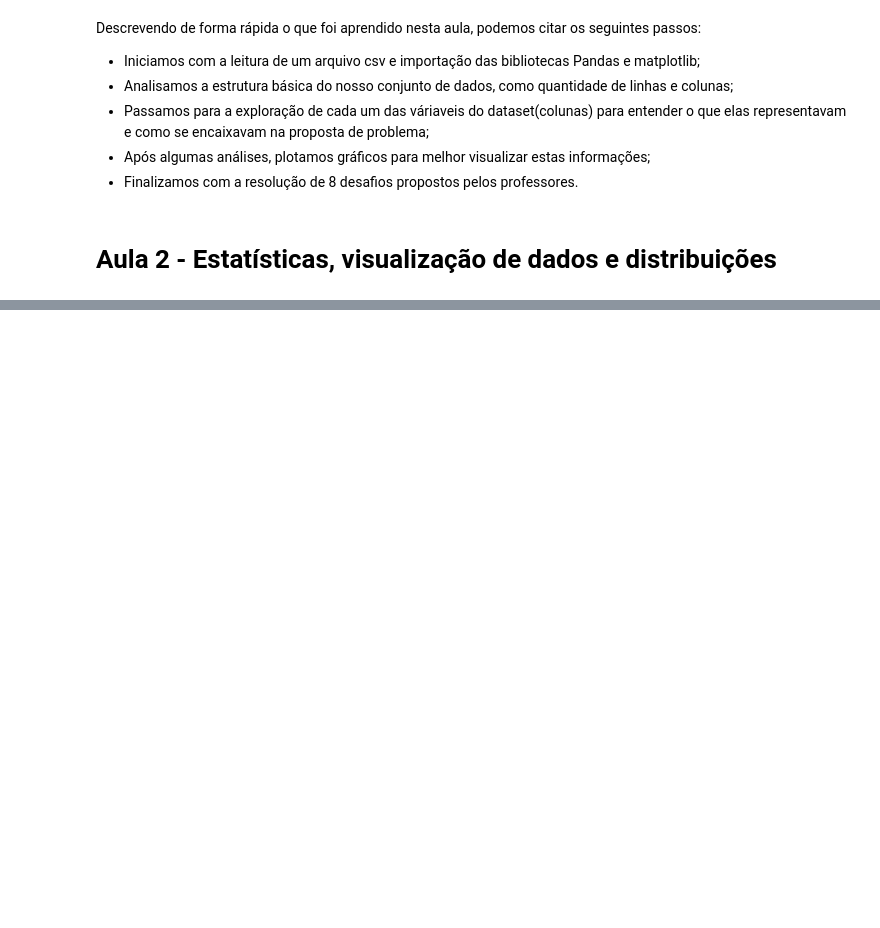
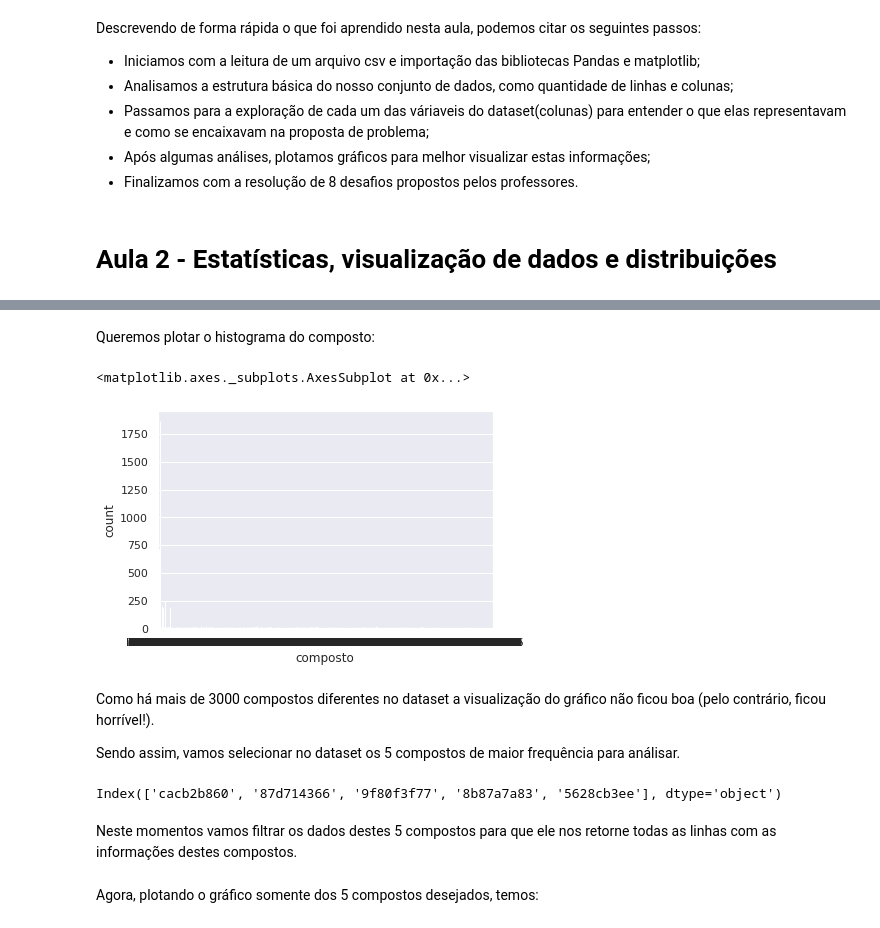
Before and after one commit to WJBruginski/Imersao_Dados_Alura_III, a Jupyter notebook: Imersão_Dados_Alura_III.ipynb, the cells around one changed output, grey strips where cells are left out. Cells and saved outputs as stored; diff of their text form; code cells hidden in the pictures; blank space fills up the shorter version.

```diff
--- a/Imersão_Dados_Alura_III.ipynb
+++ b/Imersão_Dados_Alura_III.ipynb
@@ -378,0 +383,3 @@ Descrevendo de forma rápida o que foi aprendido nesta aula, podemos citar os se
+# %%
+mapa = {'droga' : 'composto'}
+dados.rename(columns=mapa, inplace=True)
@@ -378,0 +398,22 @@ Descrevendo de forma rápida o que foi aprendido nesta aula, podemos citar os se
+# %% [markdown]
+Queremos plotar o histograma do composto:
+# %%
+import seaborn as sns
+
+sns.countplot(x= 'composto', data=dados)
+# %% [output]
+<matplotlib.axes._subplots.AxesSubplot at 0x...>
+[figure, added]
+# %% [markdown]
+Como há mais de 3000 compostos diferentes no dataset a visualização do gráfico não ficou boa (pelo contrário, ficou horrível!).
+
+Sendo assim, vamos selecionar no dataset os 5 compostos de maior frequência para análisar.
+# %%
+cod_compostos = dados['composto'].value_counts().index[:5]
+cod_compostos
+# %% [output]
+Index(['cacb2b860', '87d714366', '9f80f3f77', '8b87a7a83', '5628cb3ee'], dtype='object')
+# %% [markdown]
+Neste momentos vamos filtrar os dados destes 5 compostos para que ele nos retorne todas as linhas com as informações destes compostos.
+# %% [markdown]
+Agora, plotando o gráfico somente dos 5 compostos desejados, temos:
```
Also changed, not shown: parts of 50 cells of this notebook.
